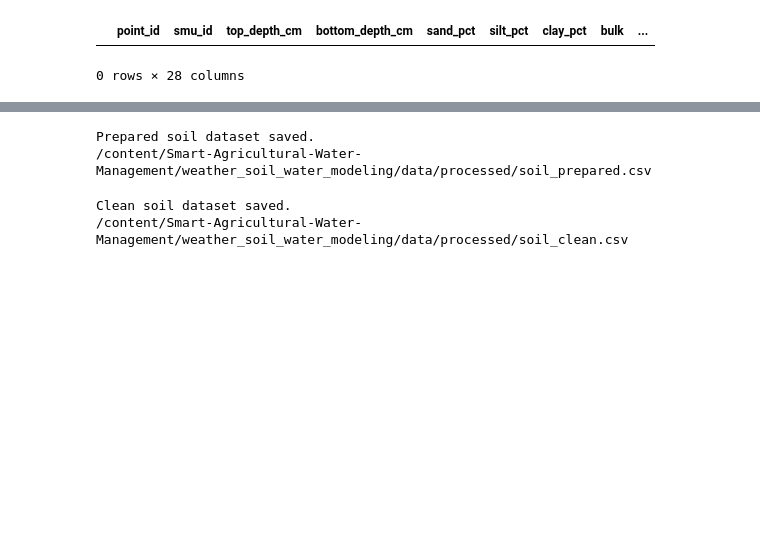
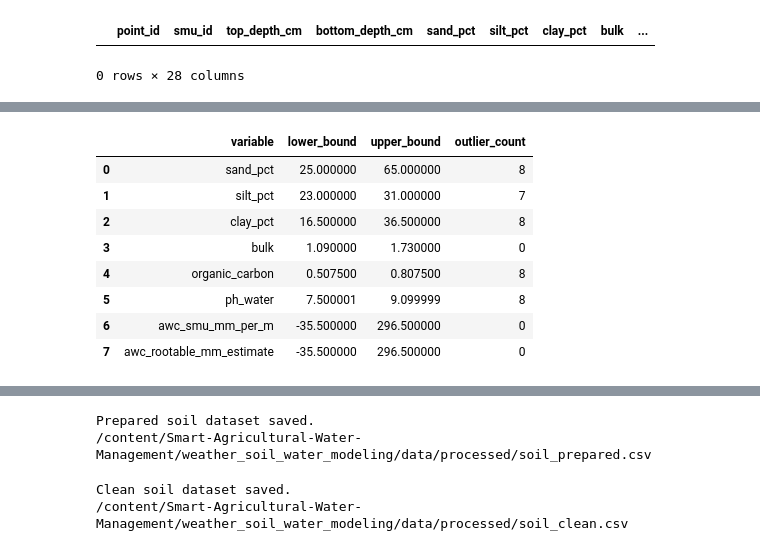
Before and after one commit to sandyreda898-oss/Smart-Agricultural-Water-Management, a Jupyter notebook: weather_soil_water_modeling/notebooks/02_soil_data_analysis.ipynb, the cells around one changed output, grey strips where cells are left out. Cells and saved outputs as stored; diff of their text form; code cells hidden in the pictures; blank space fills up the shorter version.

```diff
--- a/weather_soil_water_modeling/notebooks/02_soil_data_analysis.ipynb
+++ b/weather_soil_water_modeling/notebooks/02_soil_data_analysis.ipynb
@@ -392,0 +415,35 @@ soil_clean[
+# %%
+soil_outliers = []
+
+for col in soil_numeric:
+    q1 = soil_clean[col].quantile(0.25)
+    q3 = soil_clean[col].quantile(0.75)
+    iqr = q3 - q1
+
+    lower = q1 - 1.5 * iqr
+    upper = q3 + 1.5 * iqr
+
+    count = (
+        (soil_clean[col] < lower) |
+        (soil_clean[col] > upper)
+    ).sum()
+
+    soil_outliers.append({
+        "variable": col,
+        "lower_bound": lower,
+        "upper_bound": upper,
+        "outlier_count": count})
+
+soil_outlier_summary = pd.DataFrame(soil_outliers)
+
+soil_outlier_summary
+# %% [output]
+|  | variable | lower_bound | upper_bound | outlier_count |
+| 0 | sand_pct | 25.000000 | 65.000000 | 8 |
+| 1 | silt_pct | 23.000000 | 31.000000 | 7 |
+| 2 | clay_pct | 16.500000 | 36.500000 | 8 |
+| 3 | bulk | 1.090000 | 1.730000 | 0 |
+| 4 | organic_carbon | 0.507500 | 0.807500 | 8 |
+| 5 | ph_water | 7.500001 | 9.099999 | 8 |
+| 6 | awc_smu_mm_per_m | -35.500000 | 296.500000 | 0 |
+| 7 | awc_rootable_mm_estimate | -35.500000 | 296.500000 | 0 |
```
Also changed, not shown: parts of 6 cells of this notebook.
